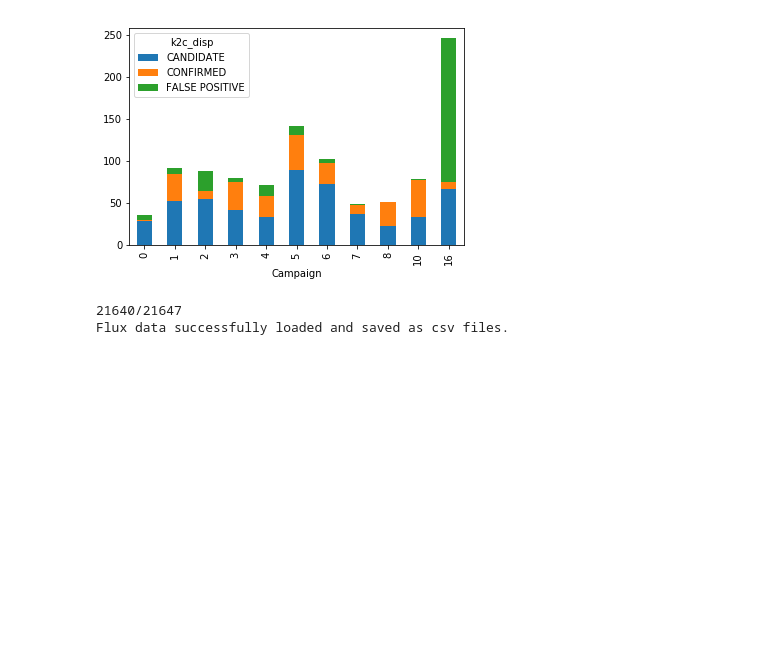
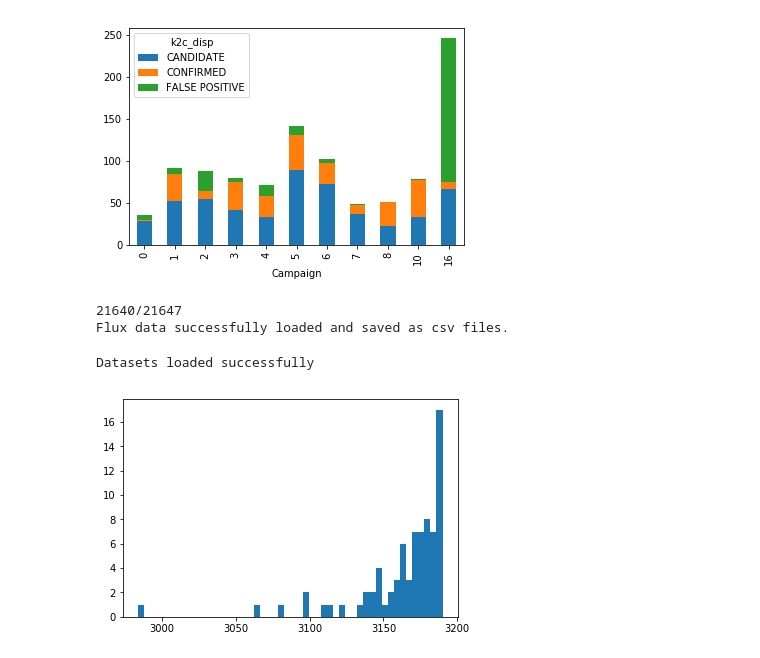
Before and after one commit to alexkapele/exoplanet-exploration, a Jupyter notebook: exoplanet_exploration.ipynb, the cells around one changed output. Cells and saved outputs as stored; diff of their text form; code cells hidden in the pictures; blank space fills up the shorter version.

```diff
--- a/exoplanet_exploration.ipynb
+++ b/exoplanet_exploration.ipynb
@@ -215,10 +217,37 @@ plt.xlabel('Campaign')
 plt.show()
 # %% [output]
 [figure]
-# %%
-from flux_load import flux_compiler
-
-flux_compiler(1, k2_cand_names)
-# %% [output]
-21640/21647
-Flux data successfully loaded and saved as csv files.
+# %%
+# Compile flux time-series from a chosen campaign
+from flux_load import flux_compiler
+campaign = 1
+flux_compiler(campaign, k2_cand_names)
+# %% [output]
+21640/21647
+Flux data successfully loaded and saved as csv files.
+# %%
+# Load and combine flux datasets for each chosen campaign
+try:
+    flux_1 = pd.read_csv("Data\c1_lightcurves.csv")
+    flux_3 = pd.read_csv("Data\c3_lightcurves.csv")
+    labels_1 = pd.read_csv("Data\c1_labels.csv")
+    labels_3 = pd.read_csv("Data\c3_labels.csv")
+
+    flux_1.columns.values[0] = "epic_name"
+    flux_3.columns.values[0] = "epic_name"
+    labels_1.columns.values[0] = "epic_name"
+    labels_3.columns.values[0] = "epic_name"
+
+    print('Datasets loaded successfully')
+except:
+    print("Datasets could not be loaded.")
+# %% [output]
+Datasets loaded successfully
+# %%
+flux_len_1 = flux_1.loc[labels_1.index[labels_1['label']==1]].count(axis=1)
+flux_len_3 = flux_3.loc[labels_3.index[labels_3['label']==1]].count(axis=1)
+# %%
+plt.hist(flux_len_3,bins=50)
+plt.show()
+# %% [output]
+[figure, added]
```
Also changed, not shown: parts of 1 cell of this notebook.
